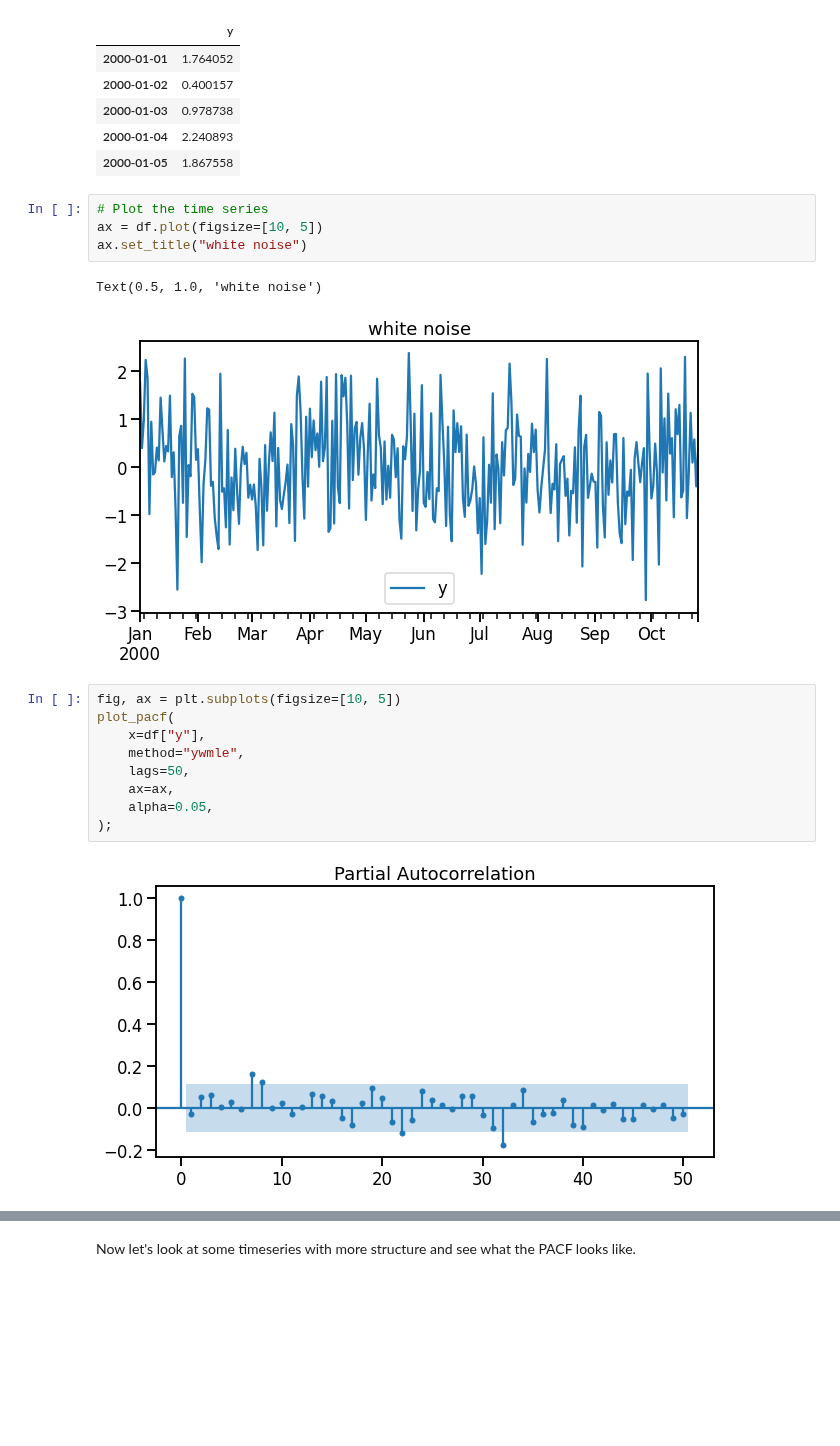
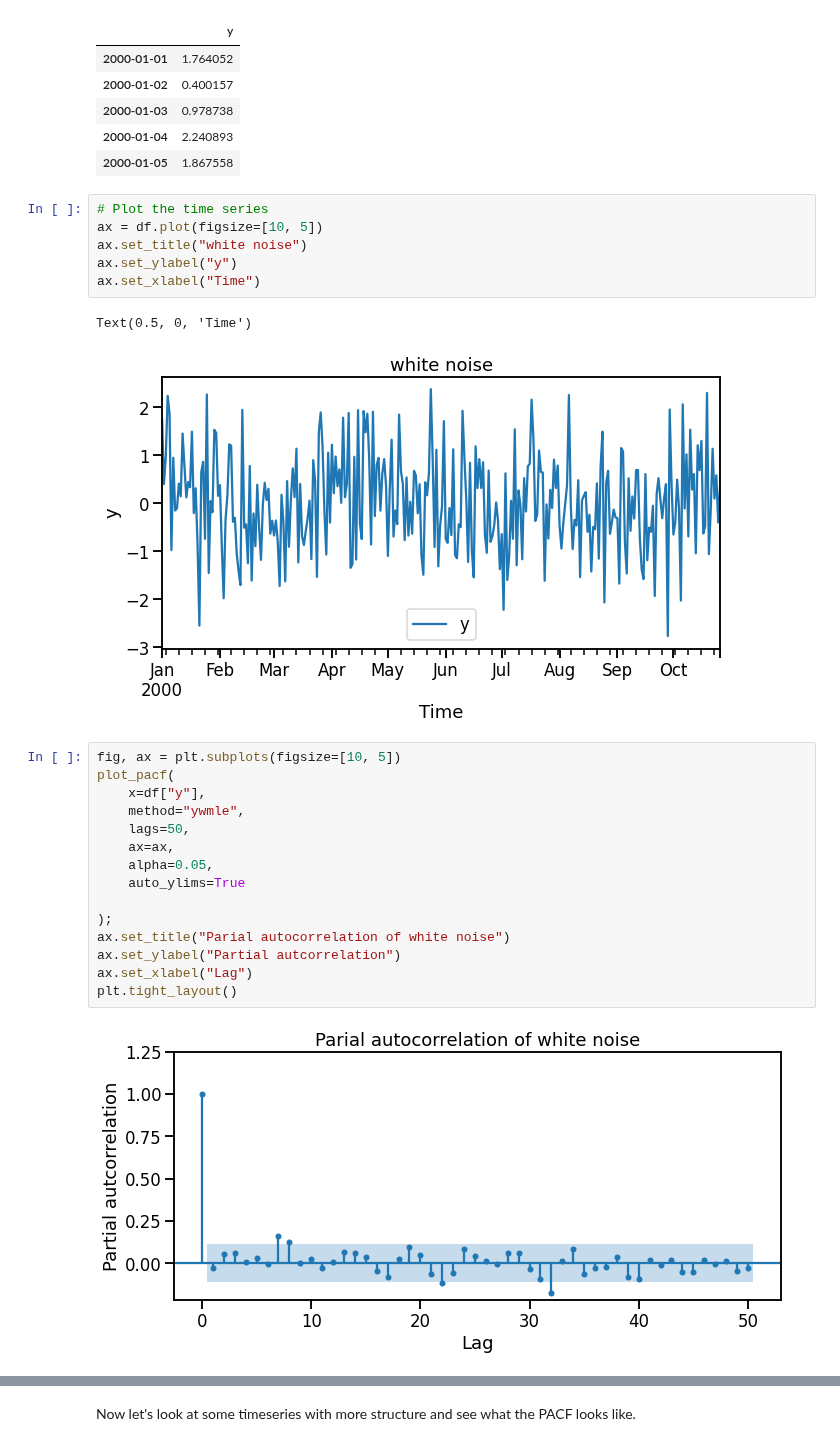
Before and after one commit to trainindata/feature-engineering-for-time-series-forecasting, a Jupyter notebook: 07-Lag-Features/04-partial-autocorrelation-function.ipynb, the cells around one changed output, grey strips where cells are left out. Saved outputs shown, nothing was run; the diff lists cells and outputs as text; blank space fills up the shorter version.

```diff
--- a/07-Lag-Features/04-partial-autocorrelation-function.ipynb
+++ b/07-Lag-Features/04-partial-autocorrelation-function.ipynb
@@ -50,18 +51,26 @@ df.head()
 # Plot the time series
 ax = df.plot(figsize=[10, 5])
 ax.set_title("white noise")
+ax.set_ylabel("y")
+ax.set_xlabel("Time")
 # %% [output]
-Text(0.5, 1.0, 'white noise')
+Text(0.5, 0, 'Time')
-[figure, old version]
+[figure, new version]
 # %%
 fig, ax = plt.subplots(figsize=[10, 5])
 plot_pacf(
     x=df["y"],
     method="ywmle",
     lags=50,
     ax=ax,
     alpha=0.05,
+    auto_ylims=True
+
 );
+ax.set_title("Parial autocorrelation of white noise")
+ax.set_ylabel("Partial autcorrelation")
+ax.set_xlabel("Lag")
+plt.tight_layout()
 # %% [output]
-[figure, old version]
+[figure, new version]
 # %% [markdown]
```
Also changed, not shown: parts of 43 cells of this notebook, 5 other files.
